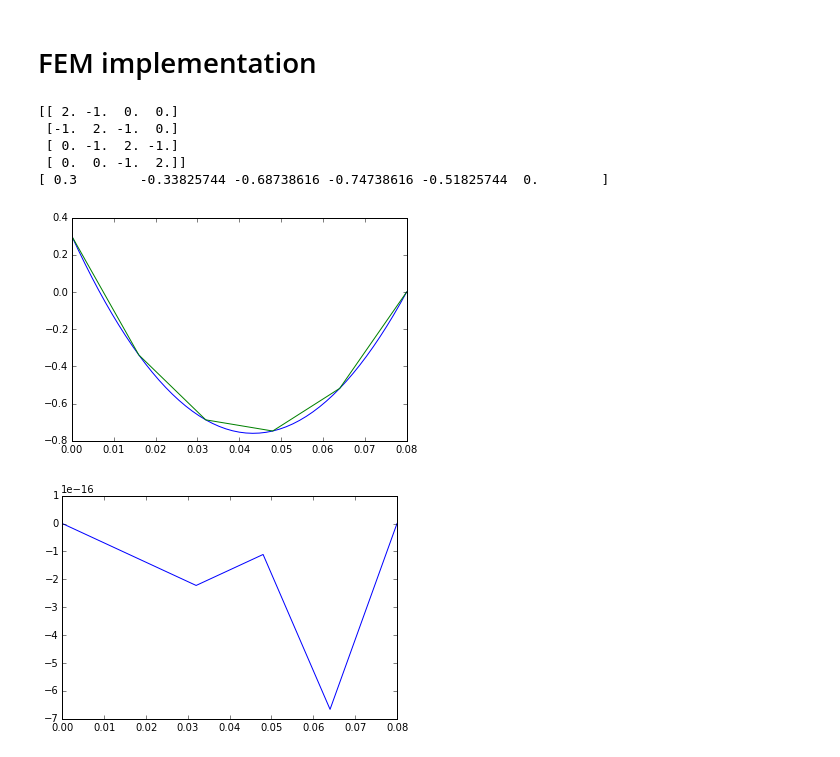
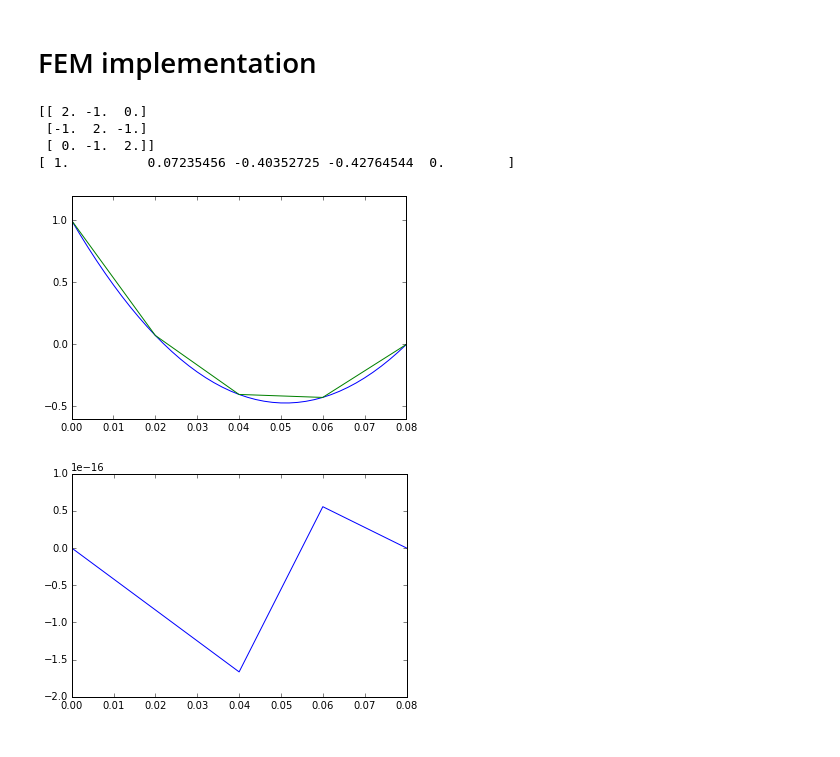
Before and after one commit to kostyfisik/fem-intro, a Jupyter notebook: fem-1d-linear.ipynb, the cells around one changed output. Cells and saved outputs as stored; diff of their text form; code cells hidden in the pictures.

```diff
--- a/fem-1d-linear.ipynb
+++ b/fem-1d-linear.ipynb
@@ -622,49 +622,48 @@ eps_0 = 8.8541878176*10e-12 #F/m
 eps_r = 1.0
 eps = eps_0*eps_r
 rho_0 = 10e-8 # C/m**3
-V_0 = .30 #Volt
+V_0 = 1.0 #Volt
 
 d = 0.08 #m
-number_of_elements = 5
+number_of_elements = 4
 
 l=d/number_of_elements
 
 # After elimination from Dirichlet boundary condition we have less equations...
 K = np.zeros((number_of_elements-1,
               number_of_elements-1))
 for i in range(number_of_elements-1):
     for j in range(number_of_elements-1):
         if i == j: K[i,j]=2
         if abs(i-j)==1: K[i,j]=-1
 print(K)
 
 # Still we need all values of the potential
 V = np.zeros(number_of_elements + 1)
 V[0] = V_0
 
 # Set the right-hand side
 f = np.ones(number_of_elements-1)*(-(l**2)*rho_0)/(eps)
 f[0] += V_0
 V[1:-1] = np.linalg.solve(K,f)
 print(V)
 
 # Solve the system
 x_fem = np.linspace(0.0, d, num=number_of_elements+1)
 
 #Plot it with analytic solution.
 evaluate = V_0 + rho_0*x**2/(2*varepsilon_0*varepsilon_r) + x*(-V_0/d - d*rho_0/(2*varepsilon_0*varepsilon_r))
 x_vec = np.linspace(0.0, d, num=number_of_elements*10+1)
 y_vec = np.array([ evaluate.subs({x:value}) for value in x_vec])
 fig, ax = plt.subplots()
 ax.plot(x_vec, y_vec, x_fem,V);
 ax.set_xlim(0,0.08);
 # %% [output]
-[[ 2. -1.  0.  0.]
- [-1.  2. -1.  0.]
- [ 0. -1.  2. -1.]
- [ 0.  0. -1.  2.]]
-[ 0.3        -0.33825744 -0.68738616 -0.74738616 -0.51825744  0.        ]
+[[ 2. -1.  0.]
+ [-1.  2. -1.]
+ [ 0. -1.  2.]]
+[ 1.          0.07235456 -0.40352725 -0.42764544  0.        ]
-[figure, old version]
+[figure, new version]
 # %%
 x_vec = np.linspace(0.0, d, num=number_of_elements+1)
 y_vec = np.array([ evaluate.subs({x:value}) for value in x_vec])
@@ -672,7 +671,7 @@ fig, ax = plt.subplots()
 ax.plot(x_vec, (y_vec-V));
 ax.set_xlim(0,0.08);
 # %% [output]
-[figure, old version]
+[figure, new version]
 # %%
 %%javascript
 $.getScript('https://kmahelona.github.io/ipython_notebook_goodies/ipython_notebook_toc.js')
```
